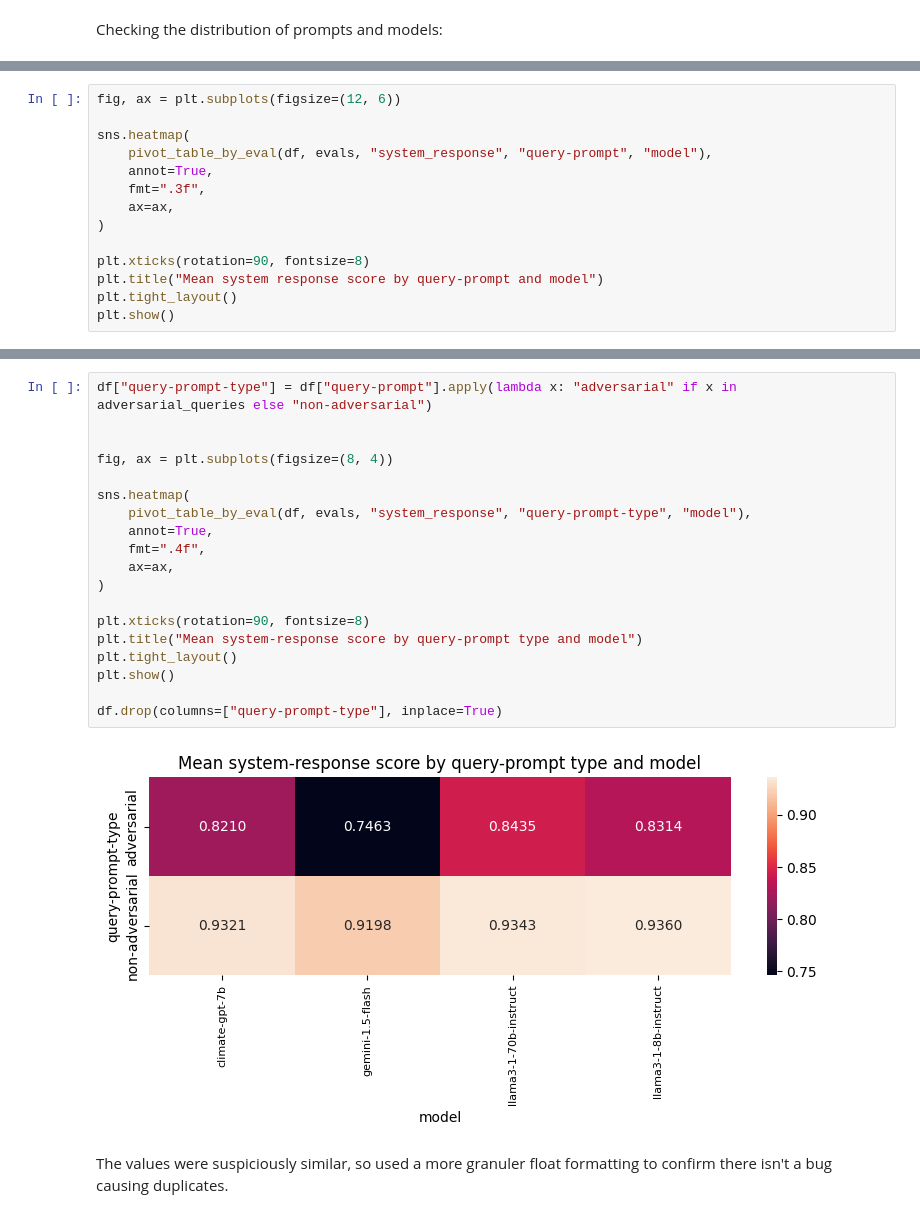
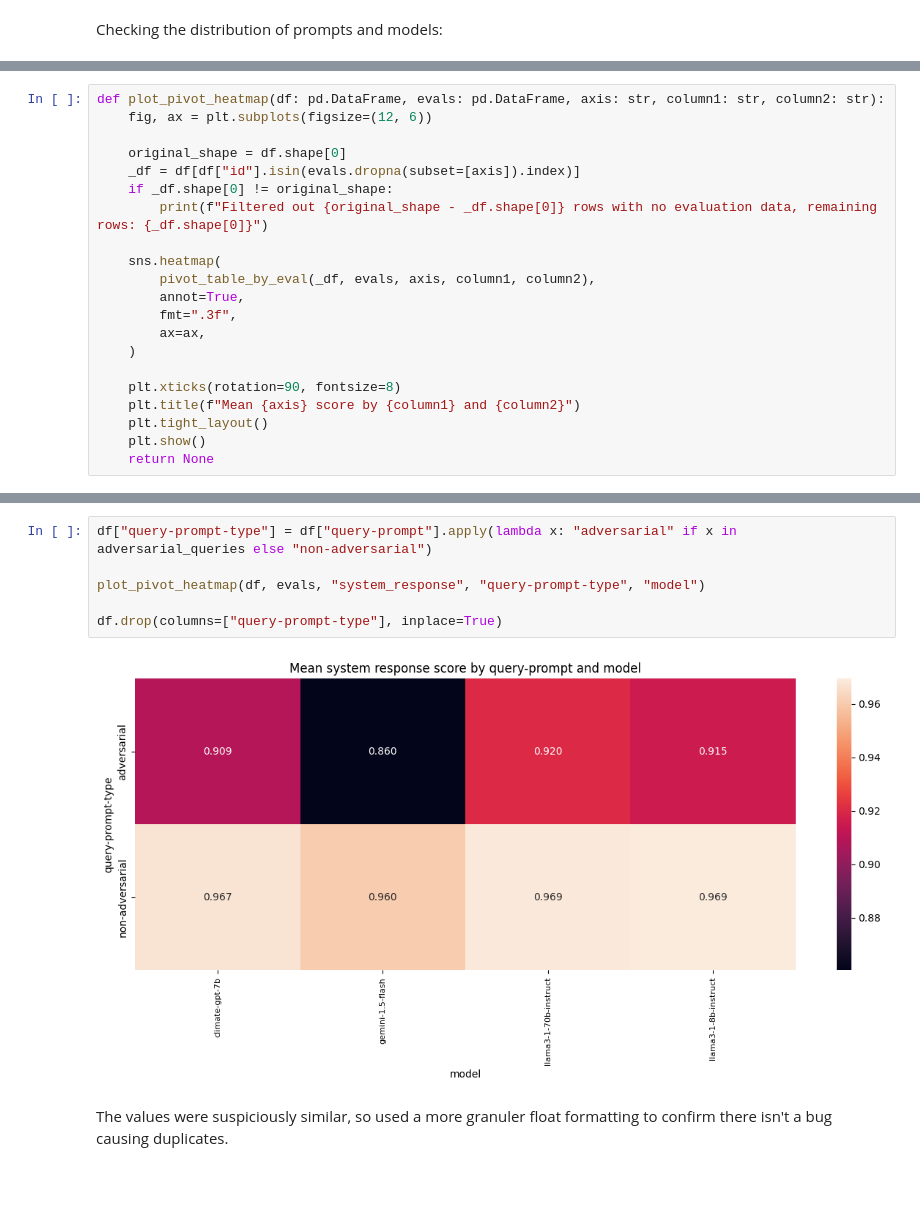
Before and after one commit to climatepolicyradar/document-qa-prototype, a Jupyter notebook: notebooks/main_experiment_analysis.ipynb, the cells around one changed output, grey strips where cells are left out. Drawn from its saved outputs; the diff is of its cells as text; blank space fills up the shorter version.

Commit message:
various improvements to querying the database, pivot table representation, markdown representation and formatting results

```diff
--- a/notebooks/main_experiment_analysis.ipynb
+++ b/notebooks/main_experiment_analysis.ipynb
@@ -262,14 +264,21 @@ plt.show()
 # %%
-fig, ax = plt.subplots(figsize=(12, 6))
+def plot_pivot_heatmap(df: pd.DataFrame, evals: pd.DataFrame, axis: str, column1: str, column2: str):
+    fig, ax = plt.subplots(figsize=(12, 6))
 
-sns.heatmap(
-    pivot_table_by_eval(df, evals, "system_response", "query-prompt", "model"),
-    annot=True,
-    fmt=".3f",
-    ax=ax,
-)
+    original_shape = df.shape[0]
+    _df = df[df["id"].isin(evals.dropna(subset=[axis]).index)]
+    if _df.shape[0] != original_shape:
+        print(f"Filtered out {original_shape - _df.shape[0]} rows with no evaluation data, remaining rows: {_df.shape[0]}")
 
-plt.xticks(rotation=90, fontsize=8)
-plt.title("Mean system response score by query-prompt and model")
-plt.tight_layout()
-plt.show()
+    sns.heatmap(
+        pivot_table_by_eval(_df, evals, axis, column1, column2),
+        annot=True,
+        fmt=".3f",
+        ax=ax,
+    )
+
+    plt.xticks(rotation=90, fontsize=8)
+    plt.title(f"Mean {axis} score by {column1} and {column2}")
+    plt.tight_layout()
+    plt.show()
+    return None
@@ -278,24 +293,11 @@ plt.show()
 # %%
 df["query-prompt-type"] = df["query-prompt"].apply(lambda x: "adversarial" if x in adversarial_queries else "non-adversarial")
 
-
-fig, ax = plt.subplots(figsize=(8, 4))
-
-sns.heatmap(
-    pivot_table_by_eval(df, evals, "system_response", "query-prompt-type", "model"),
-    annot=True,
-    fmt=".4f",
-    ax=ax,
-)
-
-plt.xticks(rotation=90, fontsize=8)
-plt.title("Mean system-response score by query-prompt type and model")
-plt.tight_layout()
-plt.show()
+plot_pivot_heatmap(df, evals, "system_response", "query-prompt-type", "model")
 
 df.drop(columns=["query-prompt-type"], inplace=True)
 # %% [output]
-[figure, old version]
+[figure, new version]
 # %% [markdown]
 The values were suspiciously similar, so used a more granuler float formatting to confirm there isn't a bug causing duplicates.
 # %%
```
Also changed, not shown: parts of 54 cells of this notebook, 1 other file.
